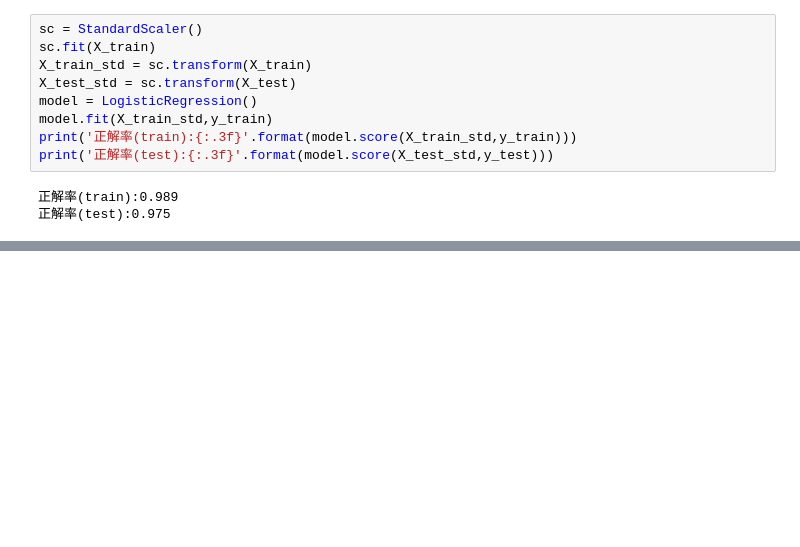
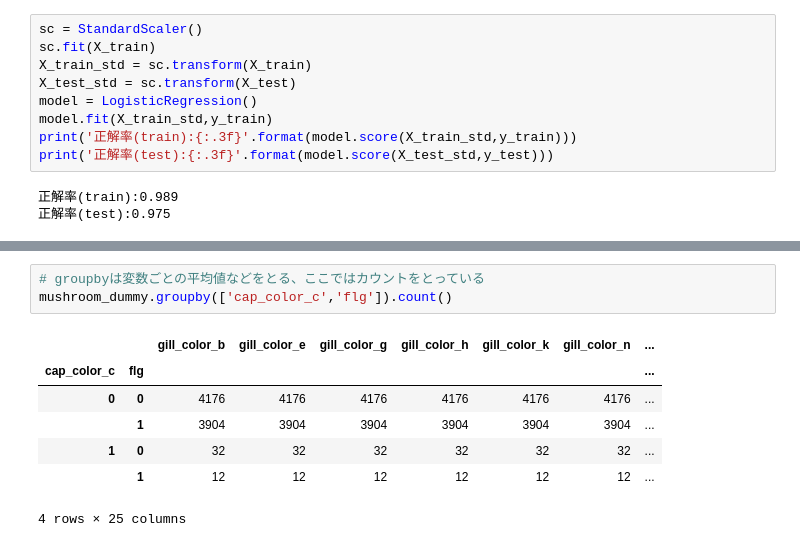
Before and after one commit to komiyama-21313/data_science_book1, a Jupyter notebook: chap8.ipynb, the cells around one changed output, grey strips where cells are left out. Cells and saved outputs as stored; diff of their text form; blank space fills up the shorter version.

```diff
--- a/chap8.ipynb
+++ b/chap8.ipynb
@@ -306,0 +403,11 @@ print('正解率(test):{:.3f}'.format(model.score(X_test_std,y_test)))
+# %%
+# groupbyは変数ごとの平均値などをとる、ここではカウントをとっている
+mushroom_dummy.groupby(['cap_color_c','flg']).count()
+# %% [output]
+|  |  | gill_color_b | gill_color_e | gill_color_g | gill_color_h | gill_color_k | gill_color_n | ... |
+| cap_color_c | flg |  |  |  |  |  |  | ... |
+| 0 | 0 | 4176 | 4176 | 4176 | 4176 | 4176 | 4176 | ... |
+|  | 1 | 3904 | 3904 | 3904 | 3904 | 3904 | 3904 | ... |
+| 1 | 0 | 32 | 32 | 32 | 32 | 32 | 32 | ... |
+|  | 1 | 12 | 12 | 12 | 12 | 12 | 12 | ... |
+4 rows × 25 columns
```
Also changed, not shown: parts of 12 cells of this notebook.
